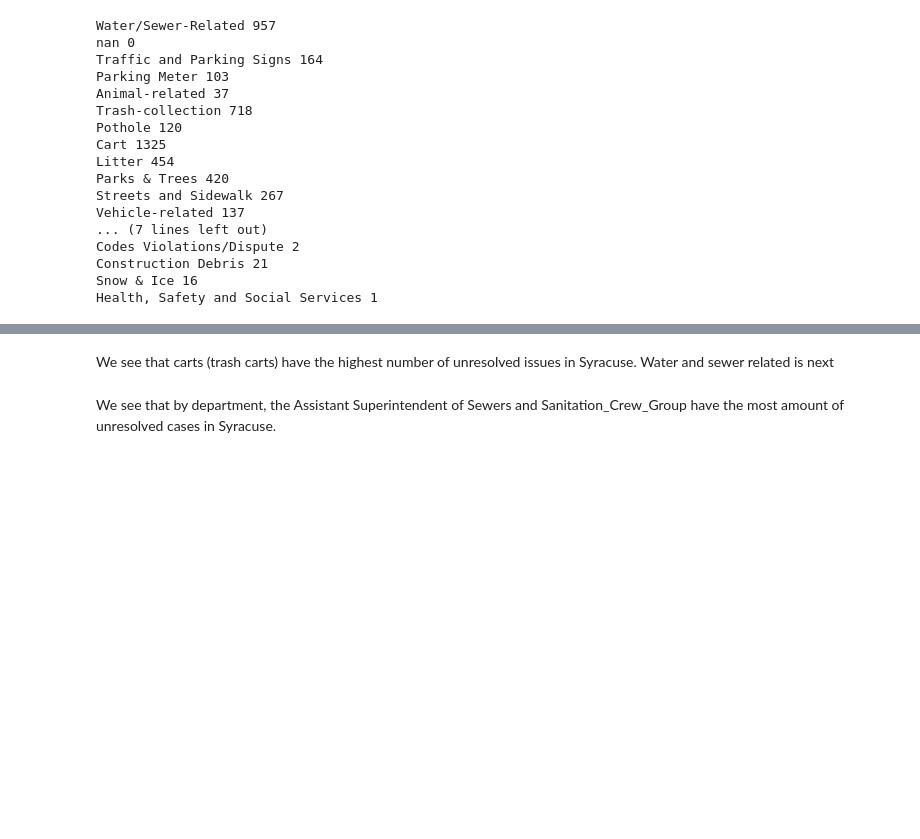
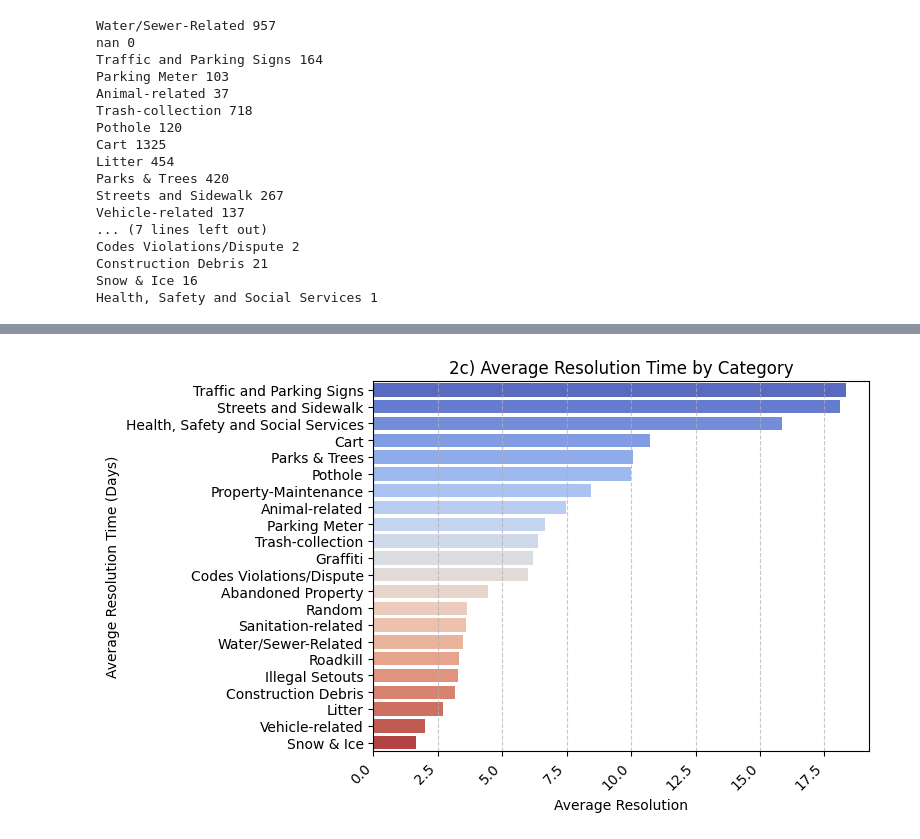
Before and after one commit to Daniwave100/Analyzing-Syracuse-Municipal-Complaint-Resolution, a Jupyter notebook: DataExploration.ipynb, the cells around one changed output, grey strips where cells are left out. Cells and saved outputs as stored; diff of their text form; code cells hidden in the pictures; blank space fills up the shorter version.

```diff
--- a/DataExploration.ipynb
+++ b/DataExploration.ipynb
@@ -296,4 +329,35 @@ plt.show()
-# %% [markdown]
-We see that carts (trash carts) have the highest number of unresolved issues in Syracuse. Water and sewer related is next
-# %% [markdown]
-We see that by department, the Assistant Superintendent of Sewers and Sanitation_Crew_Group have the most amount of unresolved cases in Syracuse.
+# %%
+# Average resolution time per category = sum(resolution time for all issues in category) / total number of issues in one category
+# now we need to find the average of open cases compared to total number of cases for category
+
+categoryMinutes = {}
+averageResolution = 0
+# get total number of cases per category (including opened and closed cases)
+for category in data["Consolidated Category"].unique():
+    averageResolution = data[data["Consolidated Category"] == category]["Minutes_to_Close"].sum()  # this will get us the total number of minutes per category
+    categoryMinutes[category] = averageResolution
+
+    # this will get us the number of closed cases in a category
+    numClosedCases = data[(data["Consolidated Category"] == category) & data["Minutes_to_Close"].notnull()].shape[0]
+
+    if averageResolution > 0:  # this avoids division by 0
+        categoryMinutes[category] = (averageResolution / numClosedCases) / 1440 # gets resolution time in days
+    else:
+        categoryMinutes[category] = 0
+
+df = pd.DataFrame(categoryMinutes.items(), columns=["Category", "Average Resolution"]).sort_values("Average Resolution", ascending=False) # puts into df
+
+# remove irrelevant departments in df which idk why they're there
+# excluded_departments = ["1", "0", "Report a missing traffic/parking sign", "Which of the following best describes your concern?", "Report a maintenance issue", "Report an unsafe building as seen from the outside of the building"]
+# df = df[~df["Department"].isin(excluded_departments)]
+
+sns.barplot(data=df, y="Category", x="Average Resolution", hue="Category", palette="coolwarm", legend=False)
+plt.xticks(rotation=45, ha="right")  # Rotate 45 degrees and align text to the right
+plt.title("2c) Average Resolution Time by Category")
+plt.ylabel("Average Resolution Time (Days)")
+plt.grid(axis="x", linestyle="--", alpha=0.7)
+
+
+plt.show()
+# %% [output]
+[figure, added]
```
Also changed, not shown: parts of 13 cells of this notebook.
